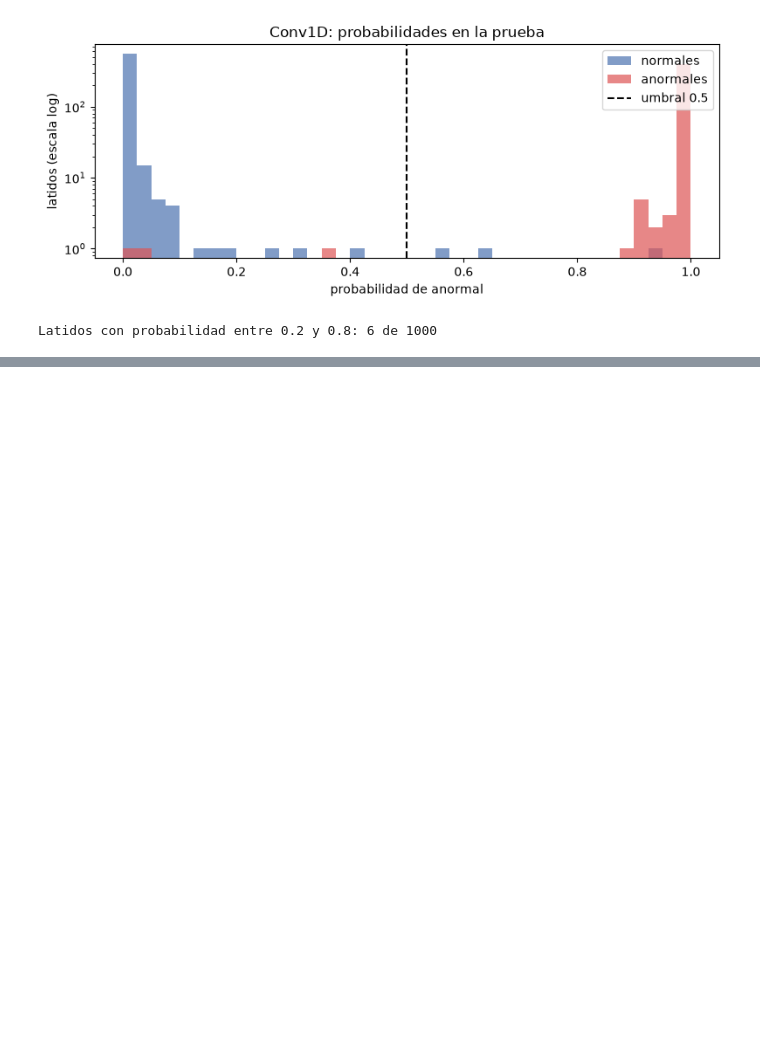
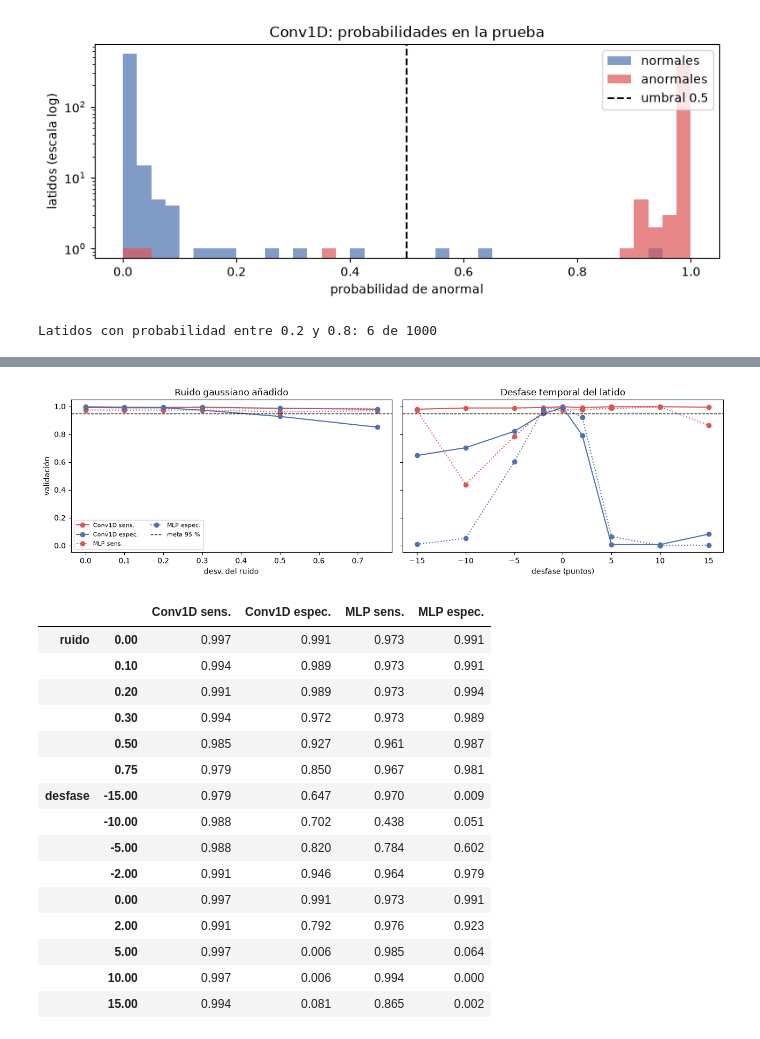
Before and after one commit to SantRR/aa3-examen-p2-equipo-7, a Jupyter notebook: ecg/DEV_ecg.ipynb, the cells around one changed output, grey strips where cells are left out. Drawn from its saved outputs; the diff is of its cells as text; code cells hidden in the pictures; blank space fills up the shorter version.

Commit message:
ECG: limites del modelo (ruido y desfase) y alcance por paciente
Co-Authored-By: Claude Opus 5.5 <noreply@anthropic.com>

```diff
--- a/ecg/DEV_ecg.ipynb
+++ b/ecg/DEV_ecg.ipynb
@@ -722,0 +774,40 @@ Latidos con probabilidad entre 0.2 y 0.8: 6 de 1000
+# %%
+fig, axes = plt.subplots(1, 2, figsize=(13, 3.8), sharey=True)
+for ax, tabla, titulo in [
+    (axes[0], tabla_ruido, "Ruido gaussiano añadido"),
+    (axes[1], tabla_desfase, "Desfase temporal del latido"),
+]:
+    for col, color, estilo in [
+        ("Conv1D sens.", "#DD5555", "-"),
+        ("Conv1D espec.", "#4C72B0", "-"),
+        ("MLP sens.", "#DD5555", ":"),
+        ("MLP espec.", "#4C72B0", ":"),
+    ]:
+        ax.plot(tabla.index, tabla[col], estilo, color=color, marker="o", label=col)
+    ax.axhline(META, color="black", ls="--", lw=1, label="meta 95 %")
+    ax.set_title(titulo)
+    ax.set_xlabel(tabla.index.name)
+axes[0].set_ylabel("validación")
+axes[0].legend(loc="lower left", fontsize=8, ncol=2)
+plt.tight_layout()
+plt.show()
+
+pd.concat({"ruido": tabla_ruido, "desfase": tabla_desfase}).round(3)
+# %% [output]
+[figure, added]
+|  |  | Conv1D sens. | Conv1D espec. | MLP sens. | MLP espec. |
+| ruido | 0.00 | 0.997 | 0.991 | 0.973 | 0.991 |
+|  | 0.10 | 0.994 | 0.989 | 0.973 | 0.991 |
+|  | 0.20 | 0.991 | 0.989 | 0.973 | 0.994 |
+|  | 0.30 | 0.994 | 0.972 | 0.973 | 0.989 |
+|  | 0.50 | 0.985 | 0.927 | 0.961 | 0.987 |
+|  | 0.75 | 0.979 | 0.850 | 0.967 | 0.981 |
+| desfase | -15.00 | 0.979 | 0.647 | 0.970 | 0.009 |
+|  | -10.00 | 0.988 | 0.702 | 0.438 | 0.051 |
+|  | -5.00 | 0.988 | 0.820 | 0.784 | 0.602 |
+|  | -2.00 | 0.991 | 0.946 | 0.964 | 0.979 |
+|  | 0.00 | 0.997 | 0.991 | 0.973 | 0.991 |
+|  | 2.00 | 0.991 | 0.792 | 0.976 | 0.923 |
+|  | 5.00 | 0.997 | 0.006 | 0.985 | 0.064 |
+|  | 10.00 | 0.997 | 0.006 | 0.994 | 0.000 |
+|  | 15.00 | 0.994 | 0.081 | 0.865 | 0.002 |
```
Also changed, not shown: parts of 4 cells of this notebook.
